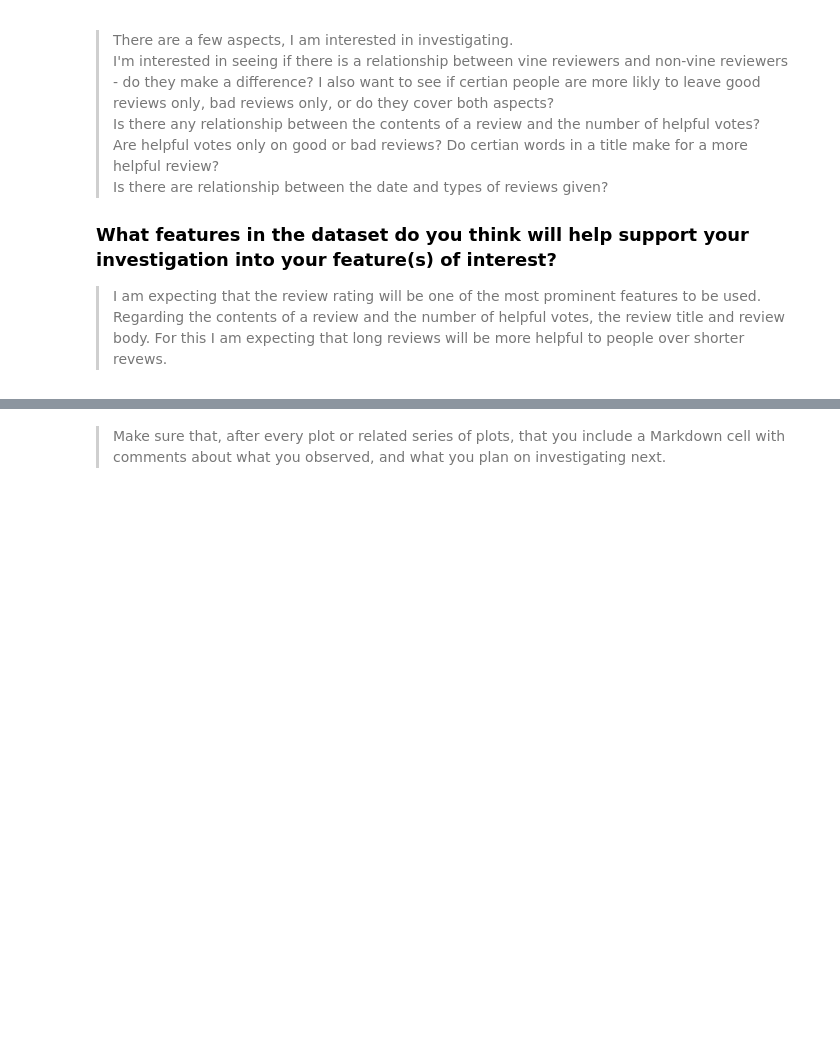
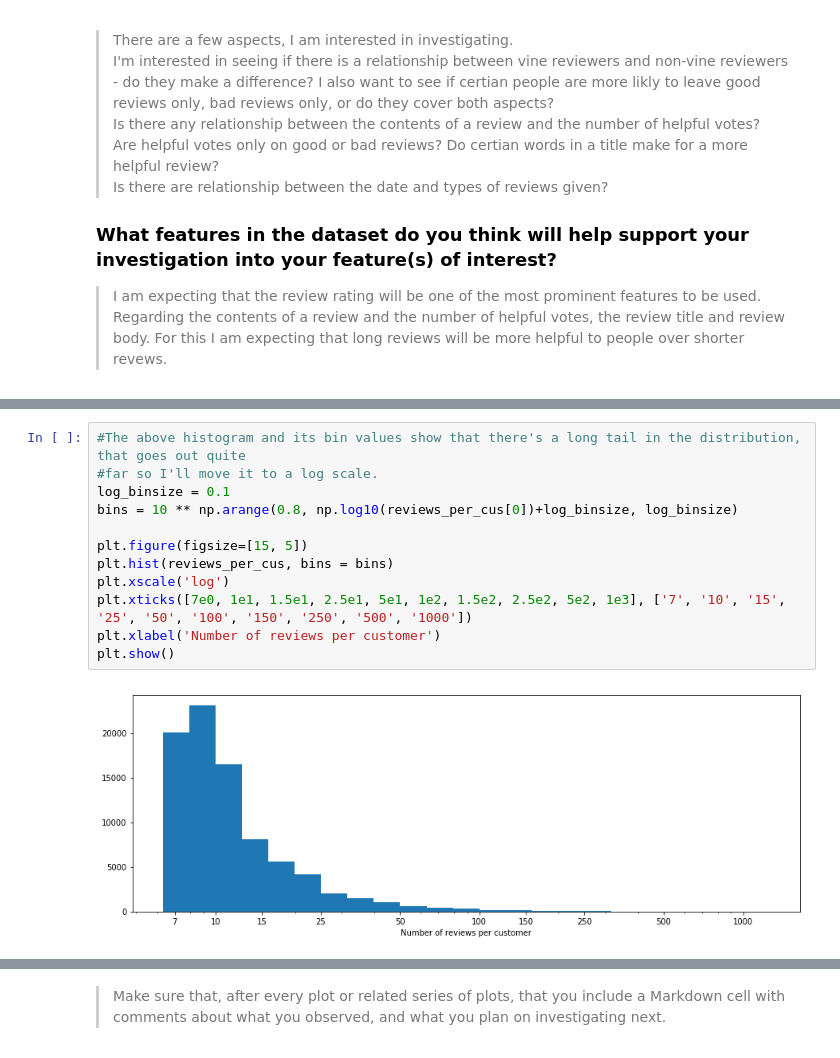
Before and after one commit to ElectricKea/CommunicateFindings_Udacity_Project, a Jupyter notebook: exploration.ipynb, the cells around one changed output, grey strips where cells are left out. Cells and saved outputs as stored; diff of their text form; blank space fills up the shorter version.

```diff
--- a/exploration.ipynb
+++ b/exploration.ipynb
@@ -337,0 +331,14 @@ and prepare yourself to look at relationships between variables.
+# %%
+#The above histogram and its bin values show that there's a long tail in the distribution, that goes out quite
+#far so I'll move it to a log scale.
+log_binsize = 0.1
+bins = 10 ** np.arange(0.8, np.log10(reviews_per_cus[0])+log_binsize, log_binsize)
+
+plt.figure(figsize=[15, 5])
+plt.hist(reviews_per_cus, bins = bins)
+plt.xscale('log')
+plt.xticks([7e0, 1e1, 1.5e1, 2.5e1, 5e1, 1e2, 1.5e2, 2.5e2, 5e2, 1e3], ['7', '10', '15', '25', '50', '100', '150', '250', '500', '1000'])
+plt.xlabel('Number of reviews per customer')
+plt.show()
+# %% [output]
+[figure, added]
```
Also changed, not shown: parts of 10 cells of this notebook.
